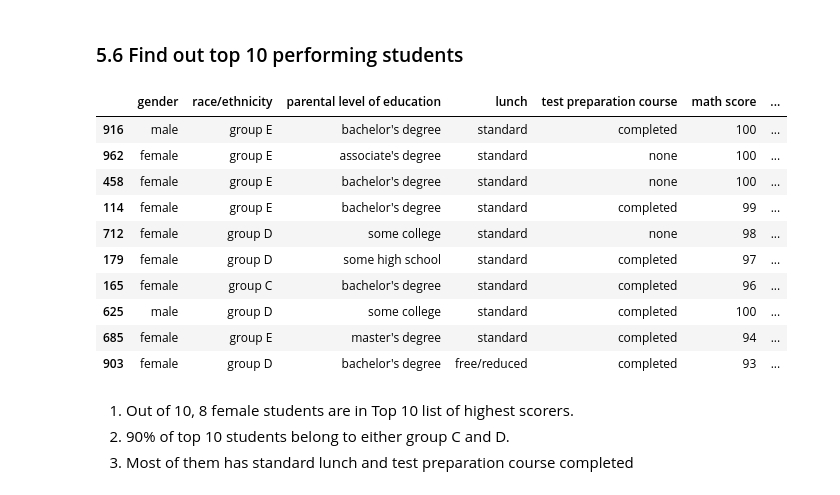
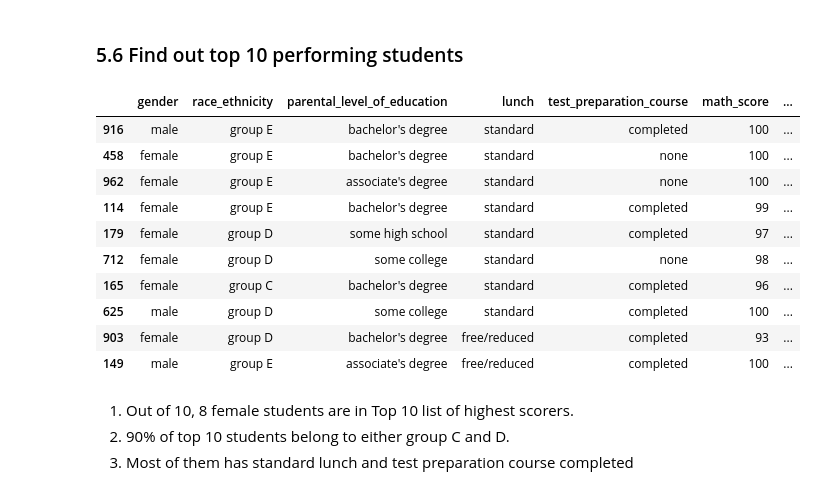
Before and after one commit to Adityajain8595/Student-Math-Score-Prediction, a Jupyter notebook: notebook/1. EDA_StudentPerformance.ipynb, the cells around one changed output. Saved outputs shown, nothing was run; the diff lists cells and outputs as text; code cells hidden in the pictures.

```diff
--- a/notebook/1. EDA_StudentPerformance.ipynb
+++ b/notebook/1. EDA_StudentPerformance.ipynb
@@ -144,8 +144,8 @@ df.describe()
 # %% [markdown]
 ### 4.1. Add columns for 'Total Score' and 'Average Score'
 # %%
-df['total score'] = df['math score'] + df['reading score'] + df['writing score']
-df['average'] = df['total score']/3
+df['total_score'] = df['math_score'] + df['reading_score'] + df['writing_score']
+df['average'] = df['total_score']/3
 
 df.head()
 # %% [output]
@@ -168,7 +168,7 @@ def get_performance_label(score):
     else:
         return 'Poor'
 
-df['performance level'] = df['average'].apply(get_performance_label)
+df['performance_level'] = df['average'].apply(get_performance_label)
 # %%
 df.head()
 # %% [output]
@@ -301,20 +301,20 @@ Writing: Number of students performed above average = 512 and Number of students
 # %% [markdown]
 ### 5.6 Find out top 10 performing students
 # %%
-top_10 = df.sort_values('total score', ascending=False).head(10)
+top_10 = df.sort_values('total_score', ascending=False).head(10)
 top_10
 # %% [output]
-|  | gender | race/ethnicity | parental level of education | lunch | test preparation course | math score | ... |
+|  | gender | race_ethnicity | parental_level_of_education | lunch | test_preparation_course | math_score | ... |
 | 916 | male | group E | bachelor's degree | standard | completed | 100 | ... |
+| 458 | female | group E | bachelor's degree | standard | none | 100 | ... |
 | 962 | female | group E | associate's degree | standard | none | 100 | ... |
-| 458 | female | group E | bachelor's degree | standard | none | 100 | ... |
 | 114 | female | group E | bachelor's degree | standard | completed | 99 | ... |
+| 179 | female | group D | some high school | standard | completed | 97 | ... |
 | 712 | female | group D | some college | standard | none | 98 | ... |
-| 179 | female | group D | some high school | standard | completed | 97 | ... |
 | 165 | female | group C | bachelor's degree | standard | completed | 96 | ... |
 | 625 | male | group D | some college | standard | completed | 100 | ... |
-| 685 | female | group E | master's degree | standard | completed | 94 | ... |
 | 903 | female | group D | bachelor's degree | free/reduced | completed | 93 | ... |
+| 149 | male | group E | associate's degree | free/reduced | completed | 100 | ... |
 # %% [markdown]
 1. Out of 10, 8 female students are in Top 10 list of highest scorers.
 2. 90% of top 10 students belong to either group C and D.
```
Also changed, not shown: parts of 21 cells of this notebook, 19 other files.
